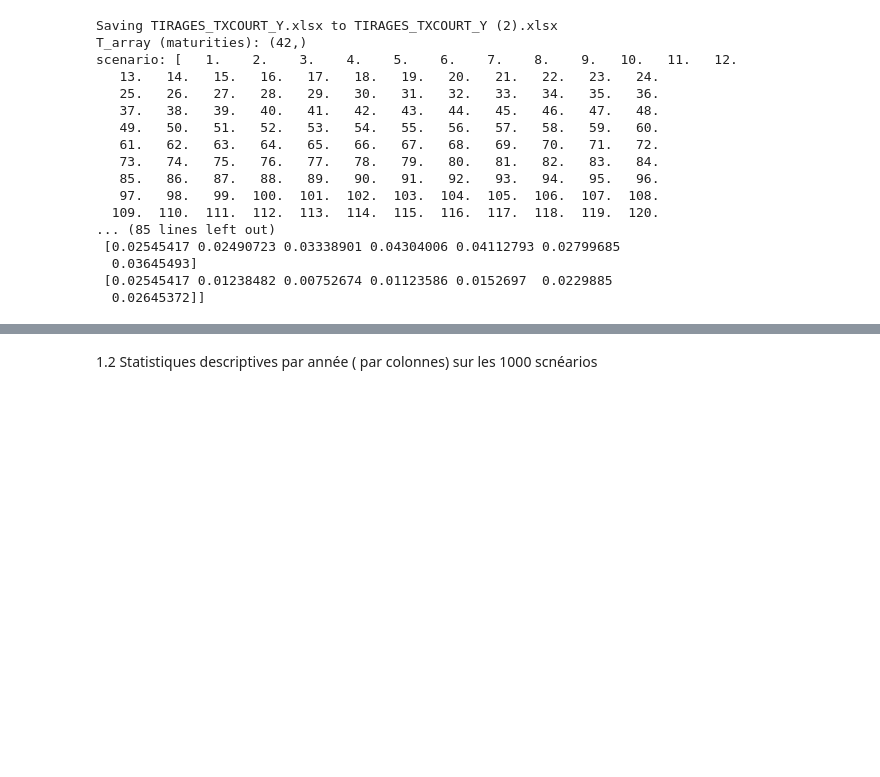
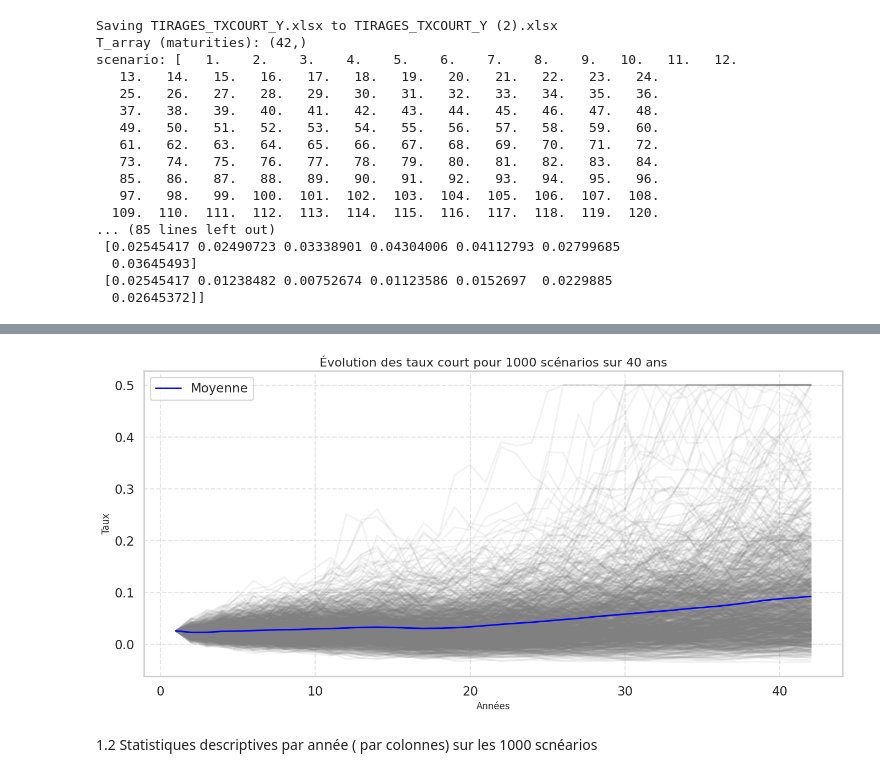
Before and after one commit to Eylz-Liu/Mod-le-vol-locale, a Jupyter notebook: Etude_GSE.ipynb, the cells around one changed output, grey strips where cells are left out. Saved outputs shown, nothing was run; the diff lists cells and outputs as text; code cells hidden in the pictures; blank space fills up the shorter version.

```diff
--- a/Etude_GSE.ipynb
+++ b/Etude_GSE.ipynb
@@ -57,3 +105,26 @@ scenario: [   1.    2.    3.    4.    5.    6.    7.    8.    9.   10.   11.   1
+# %%
+import matplotlib.pyplot as plt
+
+plt.figure(figsize=(14, 7))
+
+# Tracer chaque scénario
+for i in range(TL_matrix.shape[0]):
+    plt.plot(maturities, TL_matrix[i, :], color='gray', alpha=0.1)
+
+# Ajouter la moyenne en surbrillance
+mean_by_year = TL_matrix.mean(axis=0)
+plt.plot(maturities, mean_by_year, color='blue', linewidth=2, label='Moyenne')
+
+# Personnalisation
+plt.title("Évolution des taux court pour 1000 scénarios sur 40 ans", fontsize=16)
+plt.xlabel("Années", fontsize=12)
+plt.ylabel("Taux", fontsize=12)
+plt.grid(True, linestyle='--', alpha=0.5)
+plt.legend()
+plt.tight_layout()
+plt.show()
+# %% [output]
+[figure, added]
 # %% [markdown]
 1.2 Statistiques descriptives par année ( par colonnes) sur les 1000 scnéarios
 # %%
```
Also changed, not shown: parts of 3 cells of this notebook.
